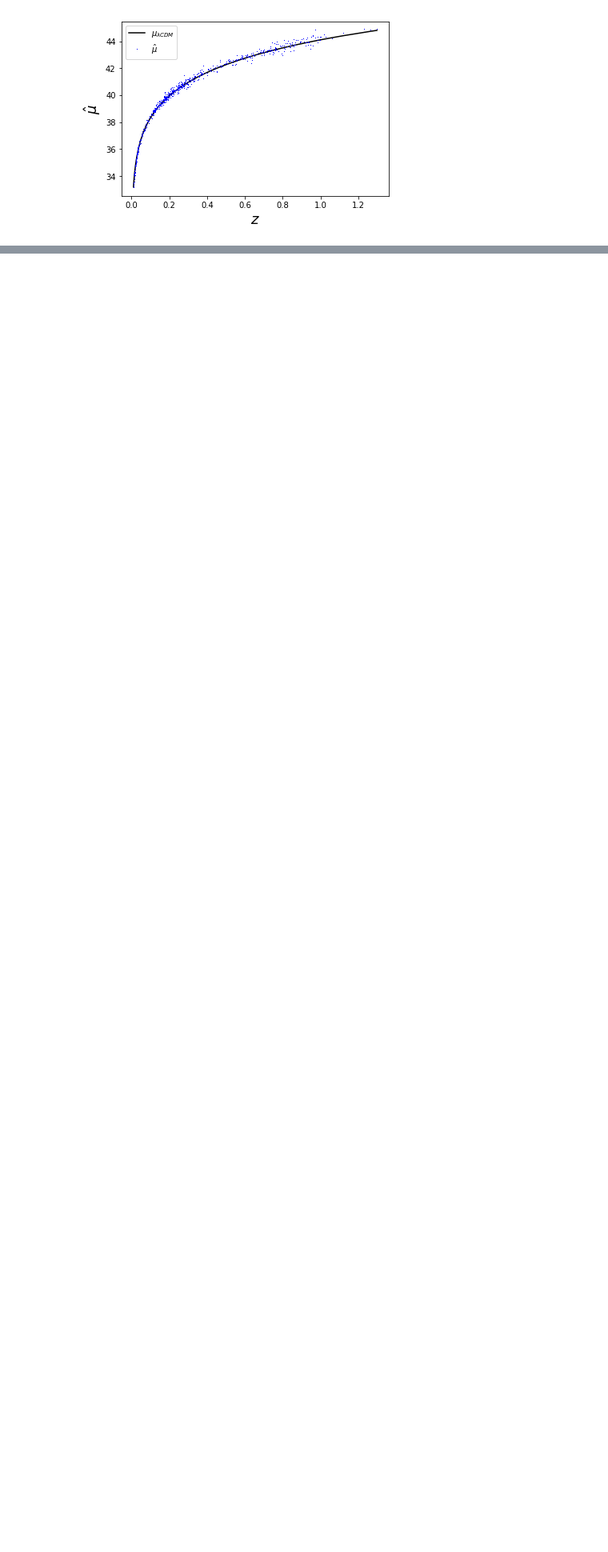
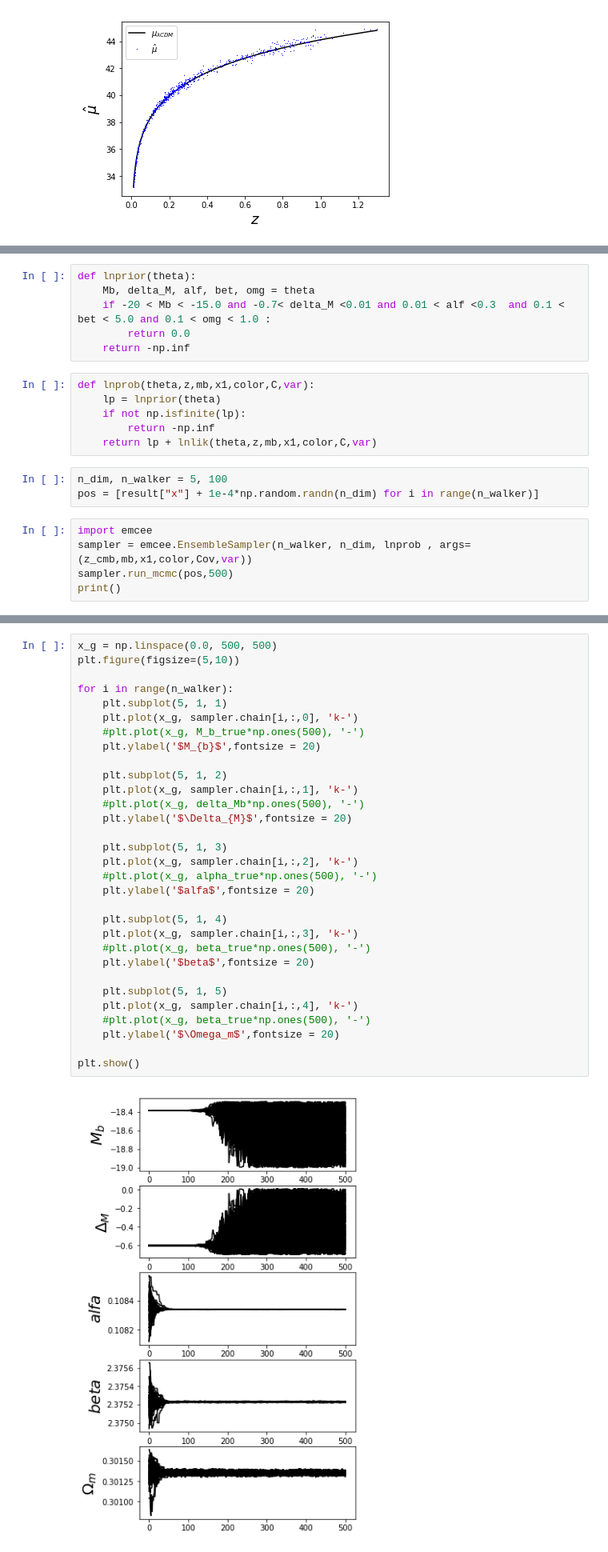
Before and after one commit to CosmoStats/projectofinal1-2018-all, a Jupyter notebook: Untitled.ipynb, the cells around one changed output, grey strips where cells are left out. Shown: that part at 80% size. Drawn from its saved outputs; the diff is of its cells as text; blank space fills up the shorter version.

```diff
--- a/Untitled.ipynb
+++ b/Untitled.ipynb
@@ -187,3 +193,23 @@ plt.plot(np.sort(z_cmb),mu_c,'k--',label = '$\mu_{\lambda CDM}$')
 # %% [output]
 [<matplotlib.lines.Line2D at 0x...>]
 [figure]
+# %%
+def lnprior(theta):
+    Mb, delta_M, alf, bet, omg = theta
+    if -20 < Mb < -15.0 and -0.7< delta_M <0.01 and 0.01 < alf <0.3  and 0.1 < bet < 5.0 and 0.1 < omg < 1.0 :
+        return 0.0
+    return -np.inf
+# %%
+def lnprob(theta,z,mb,x1,color,C,var):
+    lp = lnprior(theta)
+    if not np.isfinite(lp):
+        return -np.inf
+    return lp + lnlik(theta,z,mb,x1,color,C,var)
+# %%
+n_dim, n_walker = 5, 100
+pos = [result["x"] + 1e-4*np.random.randn(n_dim) for i in range(n_walker)]
+# %%
+import emcee
+sampler = emcee.EnsembleSampler(n_walker, n_dim, lnprob , args=(z_cmb,mb,x1,color,Cov,var))
+sampler.run_mcmc(pos,500)
+print()
@@ -189,0 +218,33 @@ plt.plot(np.sort(z_cmb),mu_c,'k--',label = '$\mu_{\lambda CDM}$')
+# %%
+x_g = np.linspace(0.0, 500, 500)
+plt.figure(figsize=(5,10))
+
+for i in range(n_walker):
+    plt.subplot(5, 1, 1)
+    plt.plot(x_g, sampler.chain[i,:,0], 'k-')
+    #plt.plot(x_g, M_b_true*np.ones(500), '-')
+    plt.ylabel('$M_{b}$',fontsize = 20)
+
+    plt.subplot(5, 1, 2)
+    plt.plot(x_g, sampler.chain[i,:,1], 'k-')
+    #plt.plot(x_g, delta_Mb*np.ones(500), '-')
+    plt.ylabel('$\Delta_{M}$',fontsize = 20)
+
+    plt.subplot(5, 1, 3)
+    plt.plot(x_g, sampler.chain[i,:,2], 'k-')
+    #plt.plot(x_g, alpha_true*np.ones(500), '-')
+    plt.ylabel('$alfa$',fontsize = 20)
+
+    plt.subplot(5, 1, 4)
+    plt.plot(x_g, sampler.chain[i,:,3], 'k-')
+    #plt.plot(x_g, beta_true*np.ones(500), '-')
+    plt.ylabel('$beta$',fontsize = 20)
+
+    plt.subplot(5, 1, 5)
+    plt.plot(x_g, sampler.chain[i,:,4], 'k-')
+    #plt.plot(x_g, beta_true*np.ones(500), '-')
+    plt.ylabel('$\Omega_m$',fontsize = 20)
+
+plt.show()
+# %% [output]
+[figure, added]
```
Also changed, not shown: parts of 10 cells of this notebook, 1 other file.
